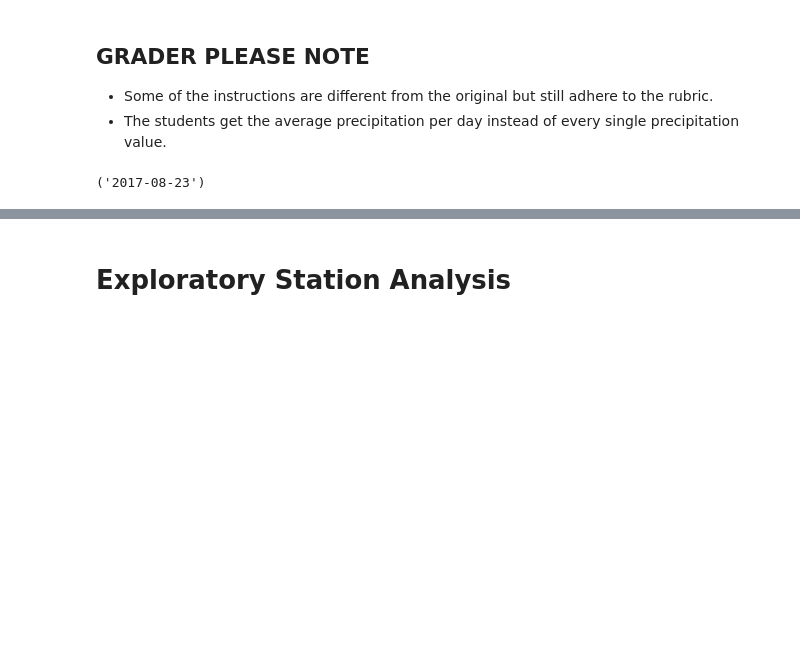
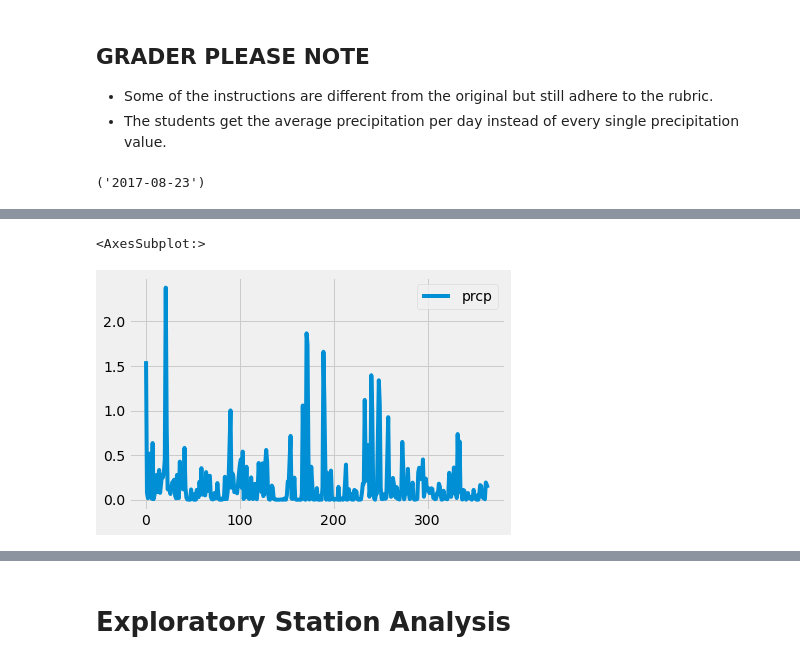
Before and after one commit to syeong0204/sqlalchemy-challenge, a Jupyter notebook: climate_starter.ipynb, the cells around one changed output, grey strips where cells are left out. Saved outputs shown, nothing was run; the diff lists cells and outputs as text; code cells hidden in the pictures; blank space fills up the shorter version.

Commit message:
completed prcp portion

```diff
--- a/climate_starter.ipynb
+++ b/climate_starter.ipynb
@@ -49,10 +50,14 @@ session.query(Measurement.date).order_by(Measurement.date.desc()).first()
 # %%
 # Using this date, find the average precipitation per day
 # for the preceding 12 months of data sorted by ascending date.
-#recent_date = dt.datetime(2017-8-23)
-print(dt.datetime(2017-8-23))
-#begin_date = dt.datetime(2016-8-23)
 
-#avgprcp = session.query(func.avg(Measurement.prcp), Measurement.date).\
-#filter(begin_date <= recent_date).\
+dt_string = '8/23/2017'
+recent_time = datetime.strptime(dt_string, "%m/%d/%Y")
+dt1_string = '8/23/2016'
+begin_time = datetime.strptime(dt1_string, '%m/%d/%Y')
+
+prcp = session.query(func.avg(Measurement.prcp), Measurement.date).\
+filter(Measurement.date <= recent_time).\
+filter(Measurement.date >= begin_time).group_by(Measurement.date).order_by(Measurement.date).all()
+prcp
 # %% [output]
@@ -60,3 +81,5 @@ TypeError: function missing required argument 'month' (pos 2)
 # %%
 # Convert your results into a pandas DataFrame with date as index.
+prcp_df = pd.DataFrame(prcp, columns = ['prcp', 'Date'])
+prcp_df
 # %% [output]
@@ -64,4 +99,8 @@ NameError: name 'station' is not defined
 # %%
 # Use Pandas Plotting with Matplotlib to plot the data
+prcp_df.plot()
+# %% [output]
+<AxesSubplot:>
+[figure, added]
 # %%
 # Use Pandas to calculate the summary statistics for the precipitation data
```
Also changed, not shown: parts of 5 cells of this notebook.
